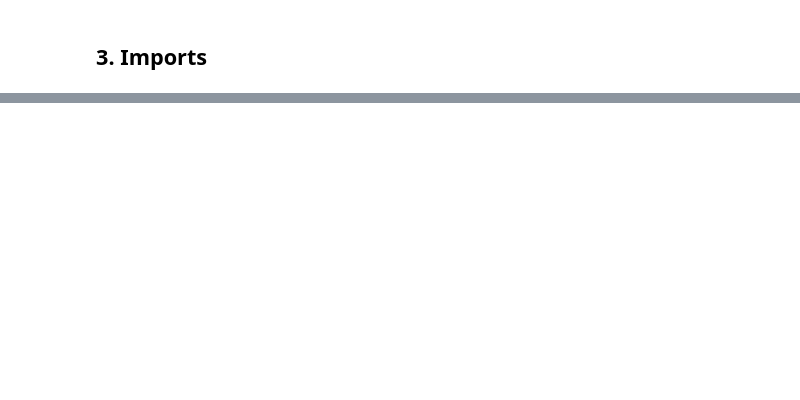
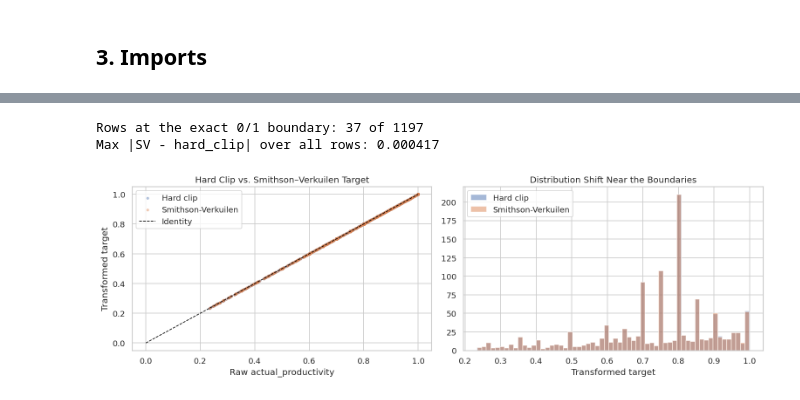
Before and after one commit to dakshini01/ProdFusion, a Jupyter notebook: codes/02_bayesian_beta_model_v2.ipynb, the cells around one changed output, grey strips where cells are left out. Drawn from its saved outputs; the diff is of its cells as text; code cells hidden in the pictures; blank space fills up the shorter version.

```diff
--- a/codes/02_bayesian_beta_model_v2.ipynb
+++ b/codes/02_bayesian_beta_model_v2.ipynb
@@ -965,0 +331,80 @@ else:
+# %%
+# ── Smithson–Verkuilen transform, computed explicitly in this notebook ────────
+
+def smithson_verkuilen(y, n=None):
+    """
+    Smithson & Verkuilen (2006) squashing transform for Beta-regression
+    targets. Maps y in [0, 1] (inclusive) to the open interval (0, 1).
+
+        y* = (y * (n - 1) + 0.5) / n
+
+    Parameters
+    ----------
+    y : array-like in [0, 1]
+    n : sample size used for the transform. Defaults to len(y).
+    """
+    y = np.asarray(y, dtype=float)
+    if n is None:
+        n = len(y)
+    y_star = (y * (n - 1) + 0.5) / n
+    return y_star
+
+
+def hard_clip(y, lower=0.0001, upper=0.9999):
+    """The previous (incorrect) approach, kept only for the diagnostic plot."""
+    return np.clip(y, lower, upper)
+
+
+actual_productivity_full = (
+    pd.to_numeric(df_full["actual_productivity"], errors="coerce")
+    .fillna(0.0)
+    .clip(0.0, 1.0)
+    .to_numpy(dtype=float)
+)
+
+N_FULL = len(df_full)
+
+# This OVERWRITES any pre-existing 'productivity_beta' column with the
+# verified Smithson-Verkuilen transform, computed on the full dataset before
+# splitting (the transform only depends on N and y, not on any fitted
+# parameter, so this is leakage-safe).
+df_full["productivity_beta"] = smithson_verkuilen(actual_productivity_full, n=N_FULL)
+
+assert np.all((df_full["productivity_beta"] > 0) & (df_full["productivity_beta"] < 1))
+
+# ── Diagnostic: how different is SV from hard clipping? ───────────────────────
+clipped_full = hard_clip(actual_productivity_full)
+sv_full = df_full["productivity_beta"].to_numpy()
+
+n_at_boundary = int(np.sum((actual_productivity_full <= 0.0) | (actual_productivity_full >= 1.0)))
+max_abs_diff = float(np.max(np.abs(sv_full - clipped_full)))
+
+print(f"Rows at the exact 0/1 boundary: {n_at_boundary} of {N_FULL}")
+print(f"Max |SV - hard_clip| over all rows: {max_abs_diff:.6f}")
+
+fig, axes = plt.subplots(1, 2, figsize=(13, 4.2))
+
+axes[0].scatter(actual_productivity_full, clipped_full, s=8, alpha=0.35, label="Hard clip")
+axes[0].scatter(actual_productivity_full, sv_full, s=8, alpha=0.35, label="Smithson-Verkuilen")
+axes[0].plot([0, 1], [0, 1], "--", color="black", linewidth=1, label="Identity")
+axes[0].set_xlabel("Raw actual_productivity")
+axes[0].set_ylabel("Transformed target")
+axes[0].set_title("Hard Clip vs. Smithson–Verkuilen Target")
+axes[0].legend()
+
+axes[1].hist(clipped_full, bins=60, alpha=0.5, label="Hard clip")
+axes[1].hist(sv_full, bins=60, alpha=0.5, label="Smithson-Verkuilen")
+axes[1].set_xlabel("Transformed target")
+axes[1].set_title("Distribution Shift Near the Boundaries")
+axes[1].legend()
+
+plt.tight_layout()
+plt.savefig(OUTPUT_DIR / "02_sv_transform_vs_hard_clip.png", dpi=120)
+plt.show()
+
+print("\nFinal modeling target: df_full['productivity_beta'] "
+      "(verified Smithson-Verkuilen transform).")
+# %% [output]
+Rows at the exact 0/1 boundary: 37 of 1197
+Max |SV - hard_clip| over all rows: 0.000417
+[figure, added]
```
Also changed, not shown: parts of 91 cells of this notebook.
